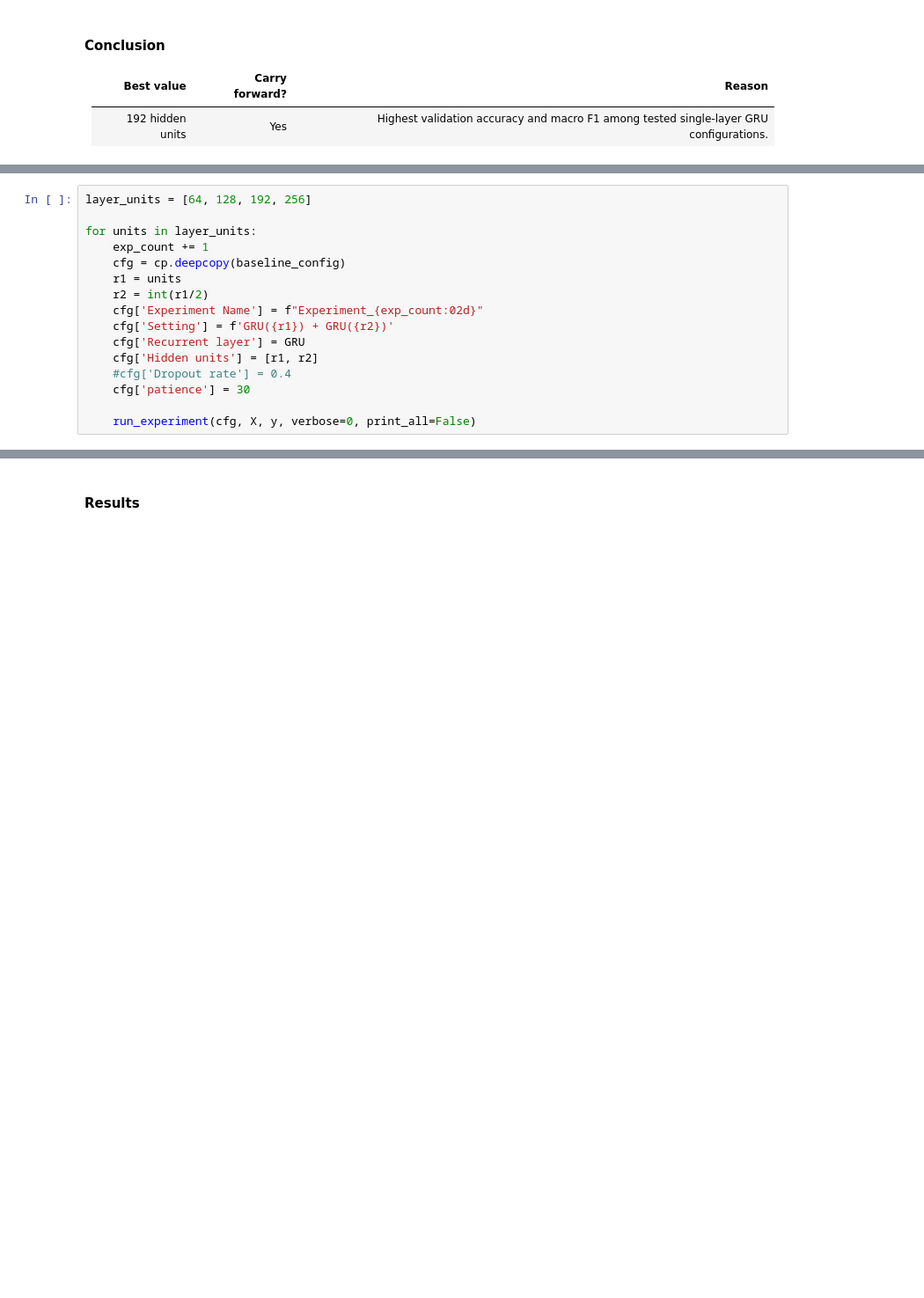
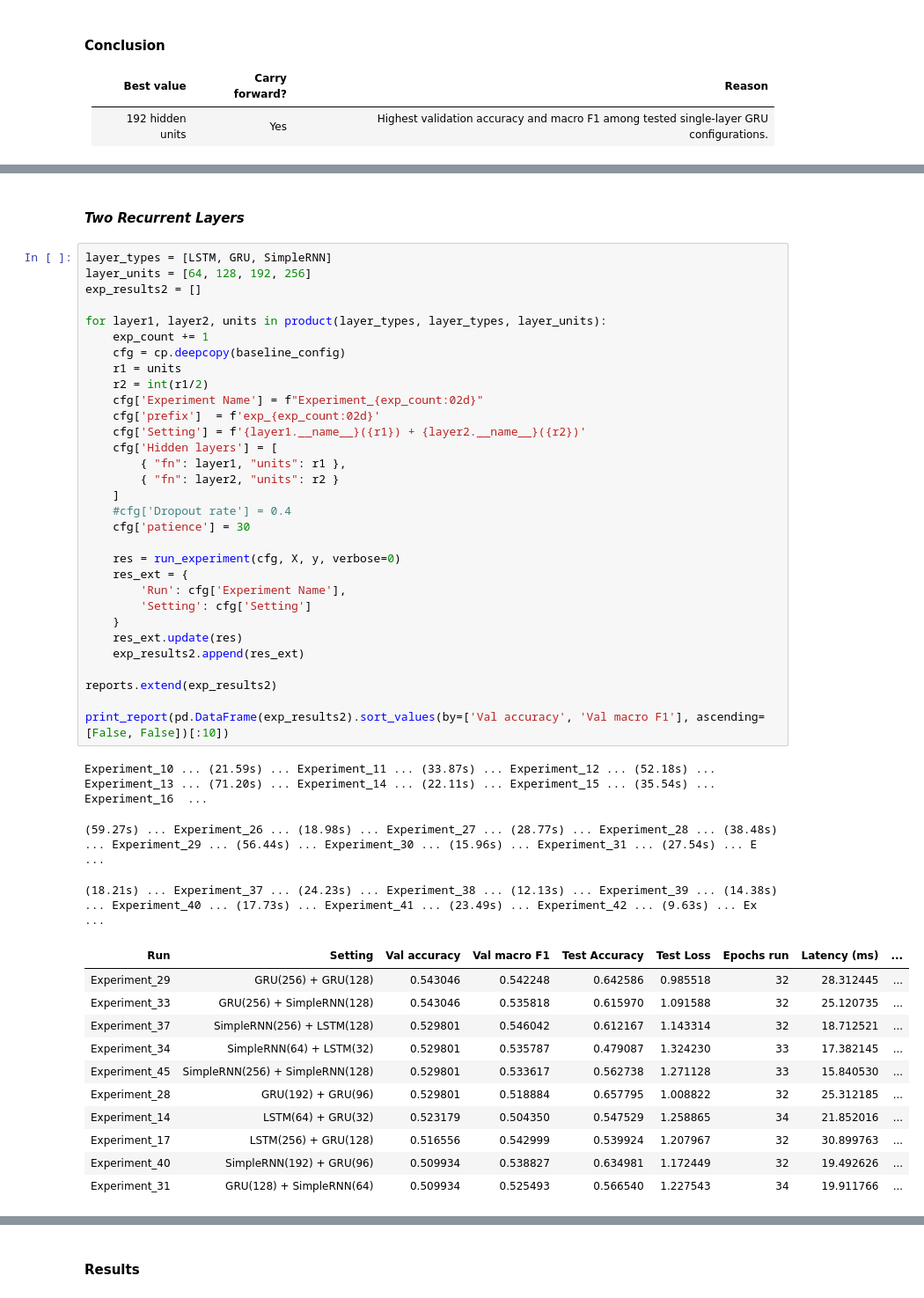
Before and after one commit to AylieNagler/Exercise-Classification-CNN-LSTM, a Jupyter notebook: NOTEBOOKS/03_tom_experiments.ipynb, the cells around one changed output, grey strips where cells are left out. Shown at 88% size. Drawn from its saved outputs; the diff is of its cells as text; blank space fills up the shorter version.

```diff
--- a/NOTEBOOKS/03_tom_experiments.ipynb
+++ b/NOTEBOOKS/03_tom_experiments.ipynb
@@ -568,16 +619,48 @@ The first layer uses `64`, `128`, `192`, or `256` hidden units, while the second
+# %% [markdown]
+#### _Two Recurrent Layers_
 # %%
+layer_types = [LSTM, GRU, SimpleRNN]
 layer_units = [64, 128, 192, 256]
+exp_results2 = []
 
-for units in layer_units:
+for layer1, layer2, units in product(layer_types, layer_types, layer_units):
     exp_count += 1
     cfg = cp.deepcopy(baseline_config)
     r1 = units
     r2 = int(r1/2)
     cfg['Experiment Name'] = f"Experiment_{exp_count:02d}"
-    cfg['Setting'] = f'GRU({r1}) + GRU({r2})'
-    cfg['Recurrent layer'] = GRU
-    cfg['Hidden units'] = [r1, r2]
+    cfg['prefix']  = f'exp_{exp_count:02d}'
+    cfg['Setting'] = f'{layer1.__name__}({r1}) + {layer2.__name__}({r2})'
+    cfg['Hidden layers'] = [
+        { "fn": layer1, "units": r1 },
+        { "fn": layer2, "units": r2 }
+    ]
     #cfg['Dropout rate'] = 0.4
     cfg['patience'] = 30
 
-    run_experiment(cfg, X, y, verbose=0, print_all=False)
+    res = run_experiment(cfg, X, y, verbose=0)
+    res_ext = {
+        'Run': cfg['Experiment Name'],
+        'Setting': cfg['Setting']
+    }
+    res_ext.update(res)
+    exp_results2.append(res_ext)
+
+reports.extend(exp_results2)
+
+print_report(pd.DataFrame(exp_results2).sort_values(by=['Val accuracy', 'Val macro F1'], ascending=[False, False])[:10])
+# %% [output]
+Experiment_10 ... (21.59s) ... Experiment_11 ... (33.87s) ... Experiment_12 ... (52.18s) ... Experiment_13 ... (71.20s) ... Experiment_14 ... (22.11s) ... Experiment_15 ... (35.54s) ... Experiment_16  ...
+(59.27s) ... Experiment_26 ... (18.98s) ... Experiment_27 ... (28.77s) ... Experiment_28 ... (38.48s) ... Experiment_29 ... (56.44s) ... Experiment_30 ... (15.96s) ... Experiment_31 ... (27.54s) ... E ...
+(18.21s) ... Experiment_37 ... (24.23s) ... Experiment_38 ... (12.13s) ... Experiment_39 ... (14.38s) ... Experiment_40 ... (17.73s) ... Experiment_41 ... (23.49s) ... Experiment_42 ... (9.63s) ... Ex ...
+| Run | Setting | Val accuracy | Val macro F1 | Test Accuracy | Test Loss | Epochs run | Latency (ms) | ... |
+| Experiment_29 | GRU(256) + GRU(128) | 0.543046 | 0.542248 | 0.642586 | 0.985518 | 32 | 28.312445 | ... |
+| Experiment_33 | GRU(256) + SimpleRNN(128) | 0.543046 | 0.535818 | 0.615970 | 1.091588 | 32 | 25.120735 | ... |
+| Experiment_37 | SimpleRNN(256) + LSTM(128) | 0.529801 | 0.546042 | 0.612167 | 1.143314 | 32 | 18.712521 | ... |
+| Experiment_34 | SimpleRNN(64) + LSTM(32) | 0.529801 | 0.535787 | 0.479087 | 1.324230 | 33 | 17.382145 | ... |
+| Experiment_45 | SimpleRNN(256) + SimpleRNN(128) | 0.529801 | 0.533617 | 0.562738 | 1.271128 | 33 | 15.840530 | ... |
+| Experiment_28 | GRU(192) + GRU(96) | 0.529801 | 0.518884 | 0.657795 | 1.008822 | 32 | 25.312185 | ... |
+| Experiment_14 | LSTM(64) + GRU(32) | 0.523179 | 0.504350 | 0.547529 | 1.258865 | 34 | 21.852016 | ... |
+| Experiment_17 | LSTM(256) + GRU(128) | 0.516556 | 0.542999 | 0.539924 | 1.207967 | 32 | 30.899763 | ... |
+| Experiment_40 | SimpleRNN(192) + GRU(96) | 0.509934 | 0.538827 | 0.634981 | 1.172449 | 32 | 19.492626 | ... |
+| Experiment_31 | GRU(128) + SimpleRNN(64) | 0.509934 | 0.525493 | 0.566540 | 1.227543 | 34 | 19.911766 | ... |
```
Also changed, not shown: parts of 20 cells of this notebook.
